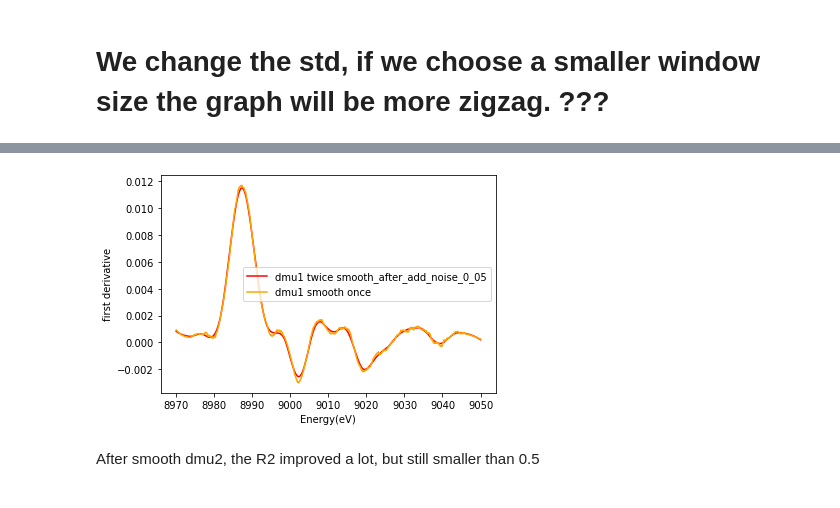
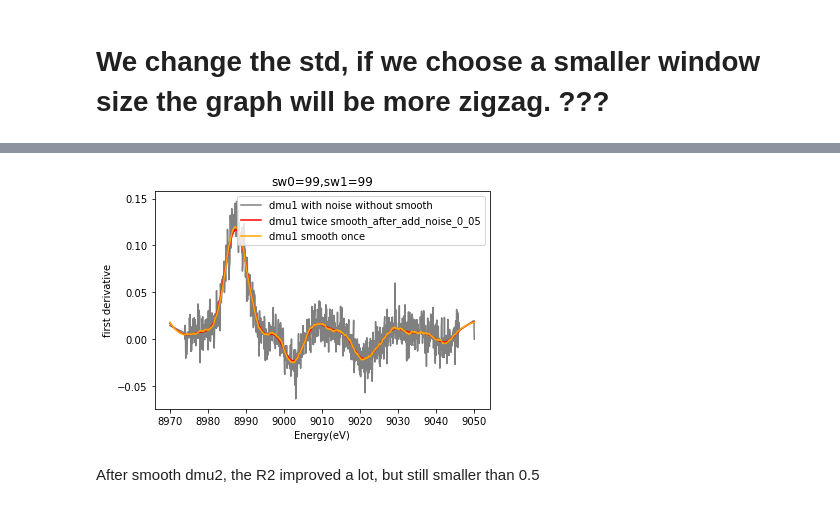
Before and after one commit to PredictXANES/XANES_Capstone, a Jupyter notebook: examples/GPR_predict_atom_number.ipynb, the cells around one changed output, grey strips where cells are left out. Drawn from its saved outputs; the diff is of its cells as text; code cells hidden in the pictures.

```diff
--- a/examples/GPR_predict_atom_number.ipynb
+++ b/examples/GPR_predict_atom_number.ipynb
@@ -628,6 +618,8 @@ def xanes_derivatives(mu_df, dx=0.80808080808):
 
     dmu1 = np.zeros([len(mu_df), len(mu_df.columns)])
     dmu2 = np.zeros([len(mu_df), len(mu_df.columns)])
+    if len(mu_df.columns) == 1000:
+        dx =0.1*dx
 
     for i in range(len(mu_df)):
         for j in range(len(mu_df.columns)):
@@ -1095,12 +1215,15 @@ plt.show()
 # %%
+plt.plot(np.linspace(8970, 9050, 1000),dmu1_0_05[0],color = 'grey',label = 'dmu1 with noise without smooth')
 plt.plot(np.linspace(8970, 9050, 1000),twice_smooth_dmu1_0_05[0],color = 'red',label = 'dmu1 twice smooth_after_add_noise_0_05')
 plt.plot(np.linspace(8970, 9050, 1000),smooth_dmu1_0_05[0],color = 'orange',label = 'dmu1 smooth once')
+
 plt.xlabel('Energy(eV)')
 plt.ylabel('first derivative')
+plt.title('sw0=99,sw1=99')
 plt.legend()
 plt.show()
 # %% [output]
-[figure, old version]
+[figure, new version]
 # %% [markdown]
 After smooth dmu2, the R2 improved a lot, but still smaller than 0.5
 # %%
```
Also changed, not shown: parts of 87 cells of this notebook, 8 other files.
